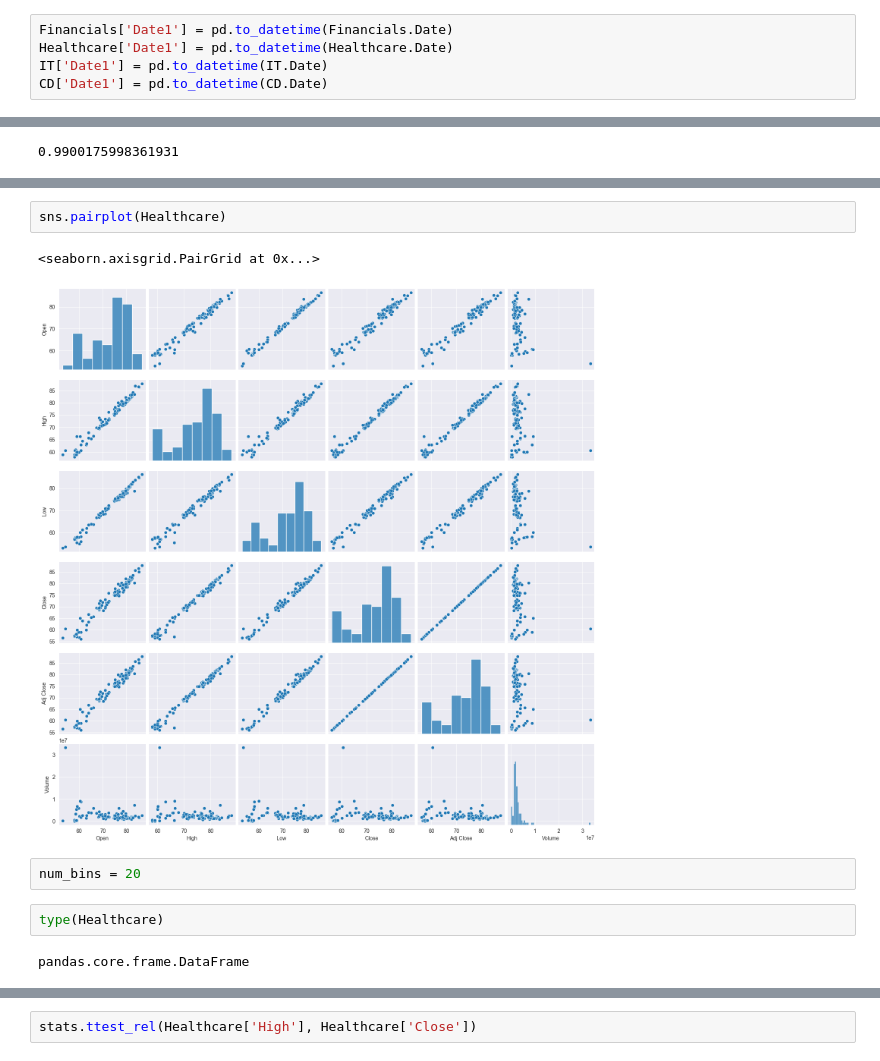
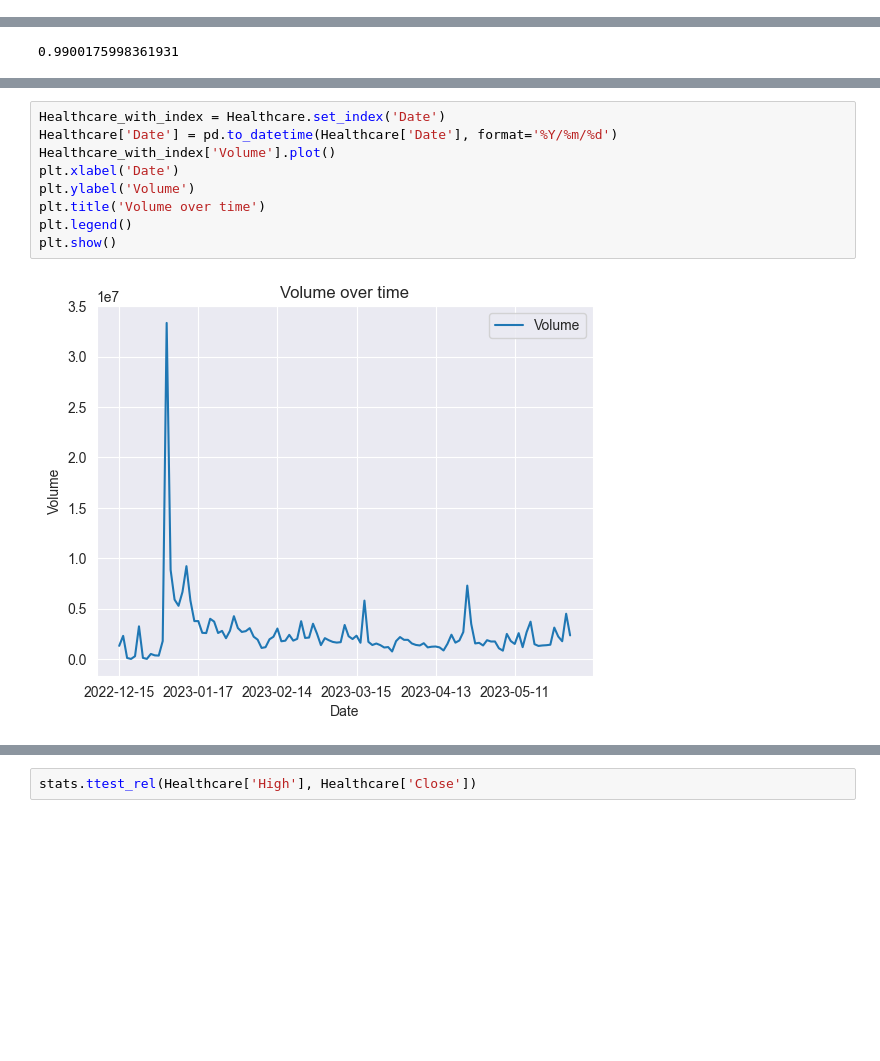
Before and after one commit to ChrisVerg/SmartInvest, a Jupyter notebook: Notebooks/Jorge.ipynb, the cells around one changed output, grey strips where cells are left out. Saved outputs shown, nothing was run; the diff lists cells and outputs as text; blank space fills up the shorter version.

```diff
--- a/Notebooks/Jorge.ipynb
+++ b/Notebooks/Jorge.ipynb
@@ -233,5 +261,0 @@ CD.describe()
-# %%
-Financials['Date1'] = pd.to_datetime(Financials.Date)
-Healthcare['Date1'] = pd.to_datetime(Healthcare.Date)
-IT['Date1'] = pd.to_datetime(IT.Date)
-CD['Date1'] = pd.to_datetime(CD.Date)
@@ -355,11 +441,11 @@ Financials['High'].corr(Financials['Close'])
 # %%
-sns.pairplot(Healthcare)
+Healthcare_with_index = Healthcare.set_index('Date')
+Healthcare['Date'] = pd.to_datetime(Healthcare['Date'], format='%Y/%m/%d')
+Healthcare_with_index['Volume'].plot()
+plt.xlabel('Date')
+plt.ylabel('Volume')
+plt.title('Volume over time')
+plt.legend()
+plt.show()
 # %% [output]
-<seaborn.axisgrid.PairGrid at 0x...>
-[figure, old version]
+[figure, new version]
-# %%
-num_bins = 20
-# %%
-type(Healthcare)
-# %% [output]
-pandas.core.frame.DataFrame
```
Also changed, not shown: parts of 34 cells of this notebook, 1 other file.
